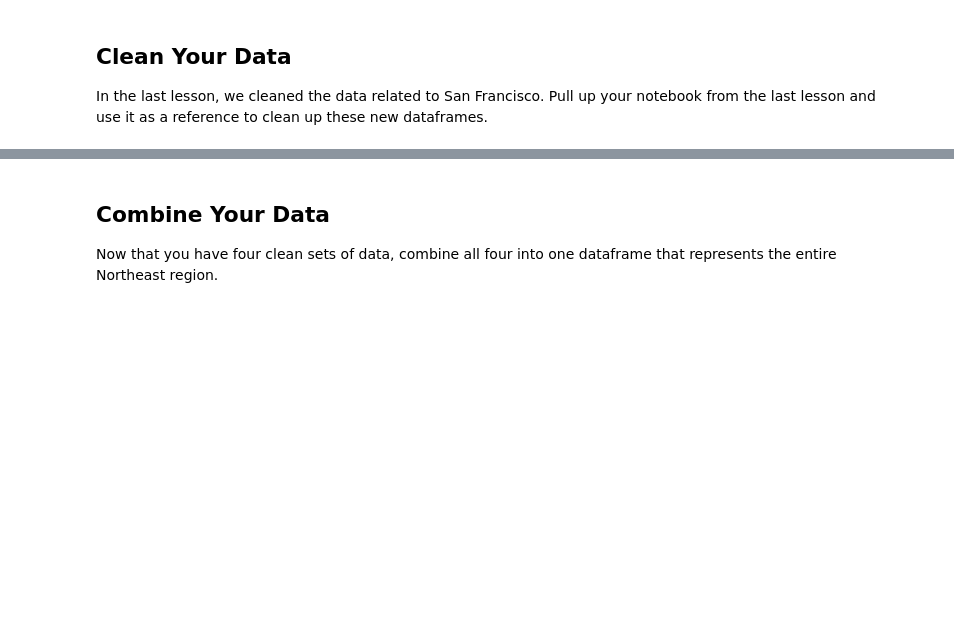
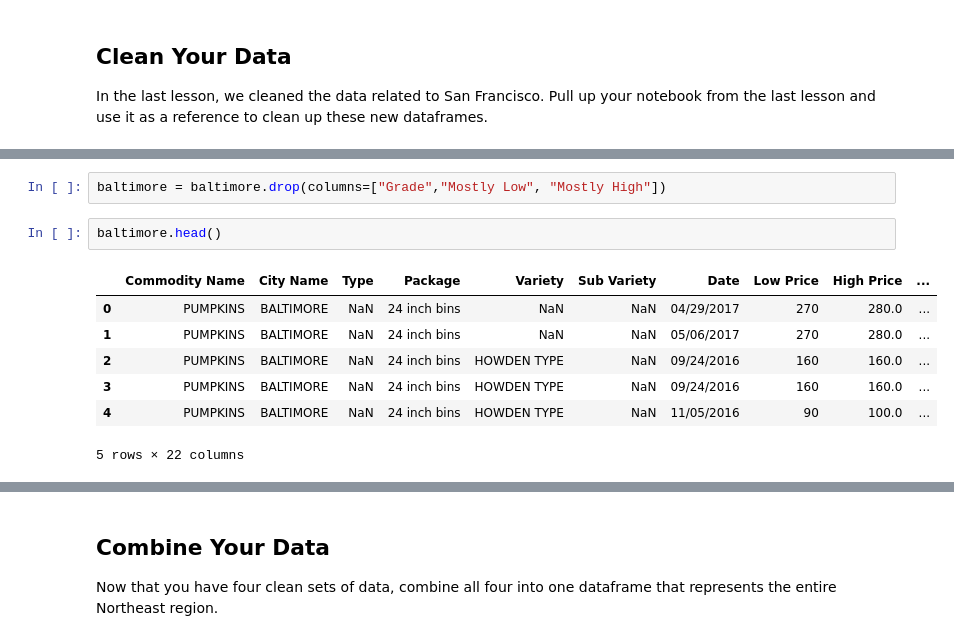
Before and after one commit to tiaran322-dot/data-analysis-projects, a Jupyter notebook: data-manipulation/studio/data-manipulation-studio/data-manipulation-studio.ipynb, the cells around one changed output, grey strips where cells are left out. Saved outputs shown, nothing was run; the diff lists cells and outputs as text; blank space fills up the shorter version.

```diff
--- a/data-manipulation/studio/data-manipulation-studio/data-manipulation-studio.ipynb
+++ b/data-manipulation/studio/data-manipulation-studio/data-manipulation-studio.ipynb
@@ -20,0 +49,12 @@ In the last lesson, we cleaned the data related to San Francisco. Pull up your n
+# %%
+baltimore = baltimore.drop(columns=["Grade","Mostly Low", "Mostly High"])
+# %%
+baltimore.head()
+# %% [output]
+|  | Commodity Name | City Name | Type | Package | Variety | Sub Variety | Date | Low Price | High Price | ... |
+| 0 | PUMPKINS | BALTIMORE | NaN | 24 inch bins | NaN | NaN | 04/29/2017 | 270 | 280.0 | ... |
+| 1 | PUMPKINS | BALTIMORE | NaN | 24 inch bins | NaN | NaN | 05/06/2017 | 270 | 280.0 | ... |
+| 2 | PUMPKINS | BALTIMORE | NaN | 24 inch bins | HOWDEN TYPE | NaN | 09/24/2016 | 160 | 160.0 | ... |
+| 3 | PUMPKINS | BALTIMORE | NaN | 24 inch bins | HOWDEN TYPE | NaN | 09/24/2016 | 160 | 160.0 | ... |
+| 4 | PUMPKINS | BALTIMORE | NaN | 24 inch bins | HOWDEN TYPE | NaN | 11/05/2016 | 90 | 100.0 | ... |
+5 rows × 22 columns
```
Also changed, not shown: parts of 9 cells of this notebook.
